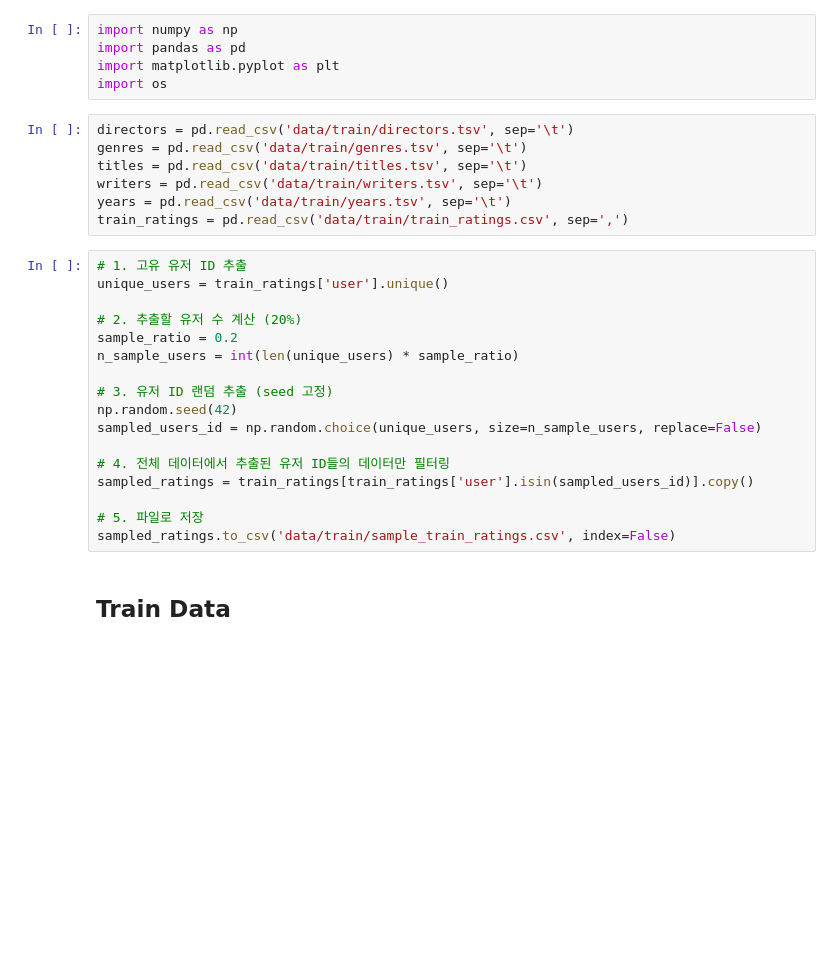
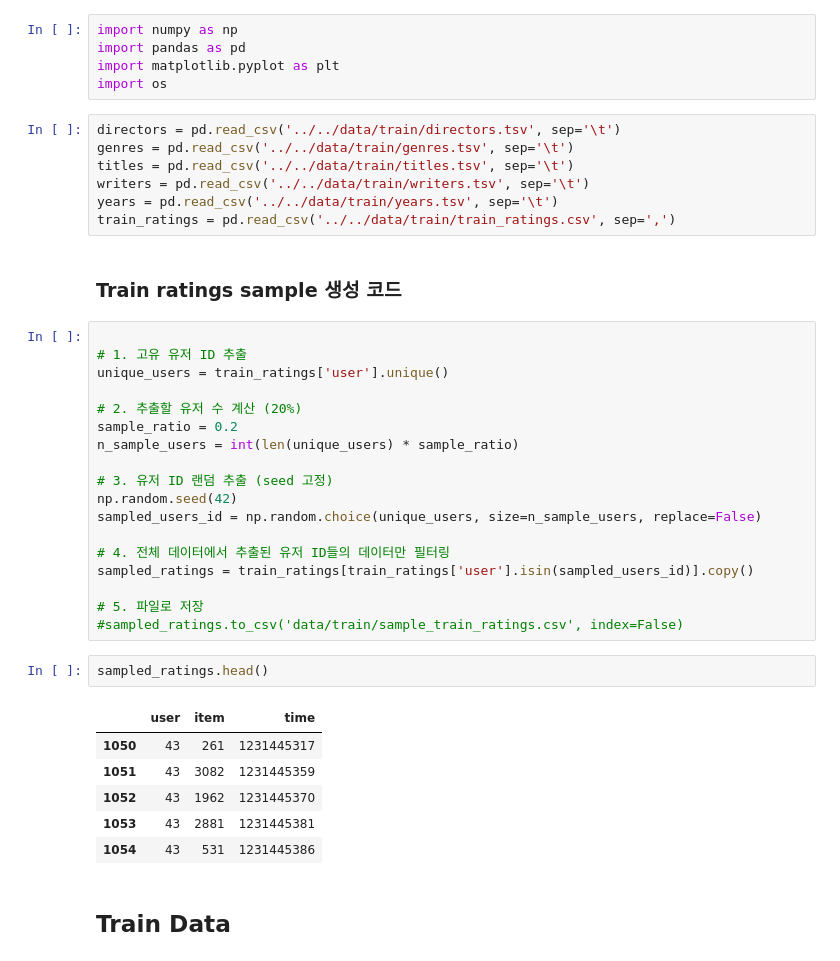
Before and after one commit to monxpronx/Recsys-movierecommendation, a Jupyter notebook: code/EDA.ipynb, the cells around one changed output. Saved outputs shown, nothing was run; the diff lists cells and outputs as text; blank space fills up the shorter version.

```diff
--- a/code/EDA.ipynb
+++ b/code/EDA.ipynb
@@ -4,13 +4,16 @@ import pandas as pd
 import matplotlib.pyplot as plt
 import os
 # %%
-directors = pd.read_csv('data/train/directors.tsv', sep='\t')
-genres = pd.read_csv('data/train/genres.tsv', sep='\t')
-titles = pd.read_csv('data/train/titles.tsv', sep='\t')
-writers = pd.read_csv('data/train/writers.tsv', sep='\t')
-years = pd.read_csv('data/train/years.tsv', sep='\t')
-train_ratings = pd.read_csv('data/train/train_ratings.csv', sep=',')
+directors = pd.read_csv('../../data/train/directors.tsv', sep='\t')
+genres = pd.read_csv('../../data/train/genres.tsv', sep='\t')
+titles = pd.read_csv('../../data/train/titles.tsv', sep='\t')
+writers = pd.read_csv('../../data/train/writers.tsv', sep='\t')
+years = pd.read_csv('../../data/train/years.tsv', sep='\t')
+train_ratings = pd.read_csv('../../data/train/train_ratings.csv', sep=',')
+# %% [markdown]
+### Train ratings sample 생성 코드
 # %%
+
 # 1. 고유 유저 ID 추출
 unique_users = train_ratings['user'].unique()
 
@@ -26,7 +29,16 @@ sampled_users_id = np.random.choice(unique_users, size=n_sample_users, replace=F
 sampled_ratings = train_ratings[train_ratings['user'].isin(sampled_users_id)].copy()
 
 # 5. 파일로 저장
-sampled_ratings.to_csv('data/train/sample_train_ratings.csv', index=False)
+#sampled_ratings.to_csv('data/train/sample_train_ratings.csv', index=False)
+# %%
+sampled_ratings.head()
+# %% [output]
+|  | user | item | time |
+| 1050 | 43 | 261 | 1231445317 |
+| 1051 | 43 | 3082 | 1231445359 |
+| 1052 | 43 | 1962 | 1231445370 |
+| 1053 | 43 | 2881 | 1231445381 |
+| 1054 | 43 | 531 | 1231445386 |
 # %% [markdown]
 ## Train Data
 # %%
```
Also changed, not shown: parts of 9 cells of this notebook, 1 other file.
